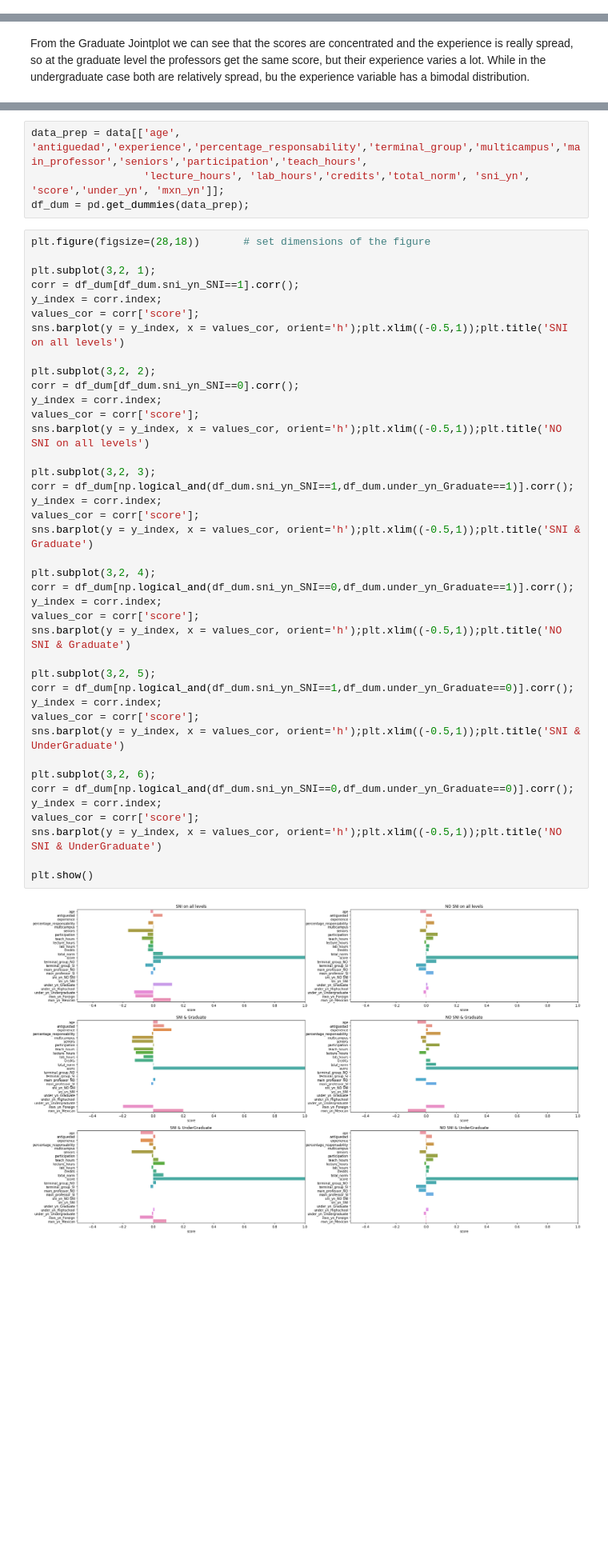
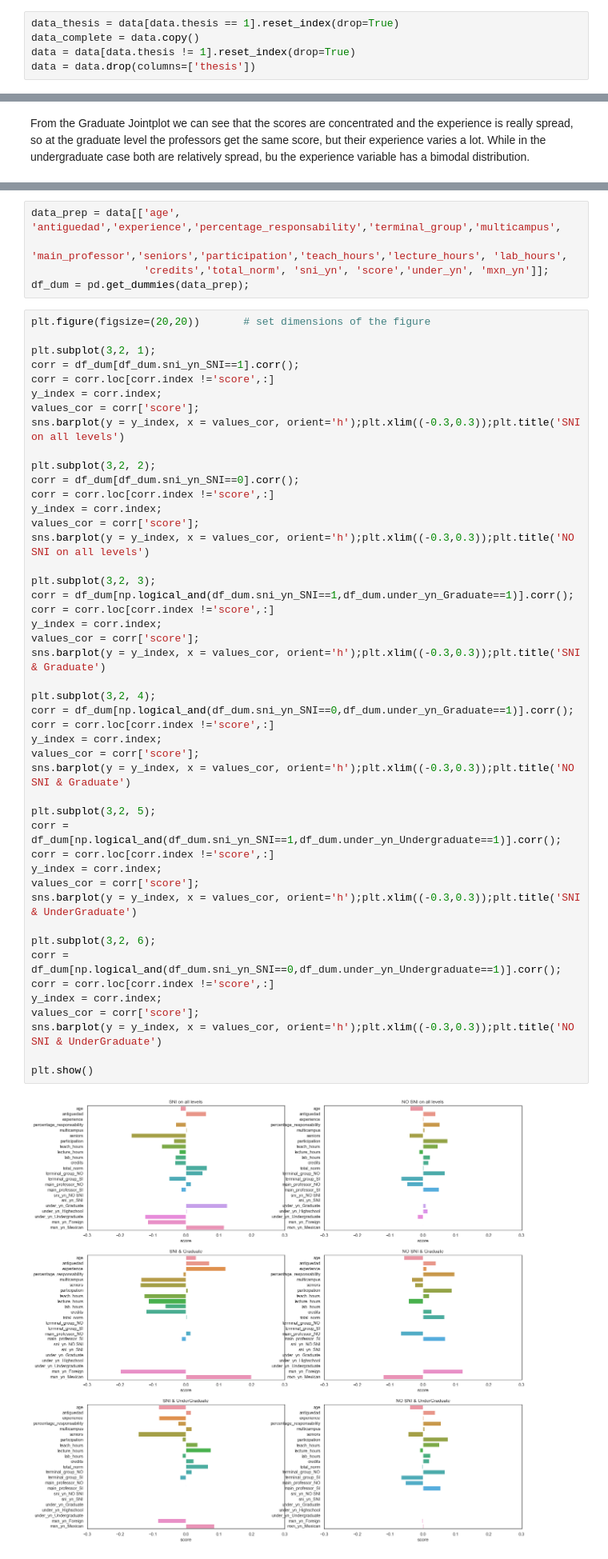
Before and after one commit to luissedas/da-project, a Jupyter notebook: DA-FinalProject.ipynb, the cells around one changed output, grey strips where cells are left out. Shown at 80% size. Saved outputs shown, nothing was run; the diff lists cells and outputs as text; blank space fills up the shorter version.

```diff
--- a/DA-FinalProject.ipynb
+++ b/DA-FinalProject.ipynb
@@ -45,3 +56,8 @@ Here I try to understand how the data is distributed along the different feature
+# %%
+data_thesis = data[data.thesis == 1].reset_index(drop=True)
+data_complete = data.copy()
+data = data[data.thesis != 1].reset_index(drop=True)
+data = data.drop(columns=['thesis'])
 # %%
 # Creates a table, grouping by 'Campus'
 table_count_campus = data[['campus','ID']].groupby(['campus'],as_index=False).count().sort_values(by=['ID'],ascending=False).reset_index(drop=True)
@@ -193,46 +289,53 @@ Index(['Crn', 'ID', 'rectoria', 'campus', 'division', 'department', 'num_grup',
 # %%
-data_prep = data[['age', 'antiguedad','experience','percentage_responsability','terminal_group','multicampus','main_professor','seniors','participation','teach_hours',
-                  'lecture_hours', 'lab_hours','credits','total_norm', 'sni_yn', 'score','under_yn', 'mxn_yn']];
+data_prep = data[['age', 'antiguedad','experience','percentage_responsability','terminal_group','multicampus',
+                  'main_professor','seniors','participation','teach_hours','lecture_hours', 'lab_hours',
+                  'credits','total_norm', 'sni_yn', 'score','under_yn', 'mxn_yn']];
 df_dum = pd.get_dummies(data_prep);
 # %%
-plt.figure(figsize=(28,18))       # set dimensions of the figure
+plt.figure(figsize=(20,20))       # set dimensions of the figure
 
 plt.subplot(3,2, 1);
 corr = df_dum[df_dum.sni_yn_SNI==1].corr();
+corr = corr.loc[corr.index !='score',:]
 y_index = corr.index;
 values_cor = corr['score'];
-sns.barplot(y = y_index, x = values_cor, orient='h');plt.xlim((-0.5,1));plt.title('SNI on all levels')
+sns.barplot(y = y_index, x = values_cor, orient='h');plt.xlim((-0.3,0.3));plt.title('SNI on all levels')
 
 plt.subplot(3,2, 2);
 corr = df_dum[df_dum.sni_yn_SNI==0].corr();
+corr = corr.loc[corr.index !='score',:]
 y_index = corr.index;
 values_cor = corr['score'];
-sns.barplot(y = y_index, x = values_cor, orient='h');plt.xlim((-0.5,1));plt.title('NO SNI on all levels')
+sns.barplot(y = y_index, x = values_cor, orient='h');plt.xlim((-0.3,0.3));plt.title('NO SNI on all levels')
 
 plt.subplot(3,2, 3);
 corr = df_dum[np.logical_and(df_dum.sni_yn_SNI==1,df_dum.under_yn_Graduate==1)].corr();
+corr = corr.loc[corr.index !='score',:]
 y_index = corr.index;
 values_cor = corr['score'];
-sns.barplot(y = y_index, x = values_cor, orient='h');plt.xlim((-0.5,1));plt.title('SNI & Graduate')
+sns.barplot(y = y_index, x = values_cor, orient='h');plt.xlim((-0.3,0.3));plt.title('SNI & Graduate')
 
 plt.subplot(3,2, 4);
 corr = df_dum[np.logical_and(df_dum.sni_yn_SNI==0,df_dum.under_yn_Graduate==1)].corr();
+corr = corr.loc[corr.index !='score',:]
 y_index = corr.index;
 values_cor = corr['score'];
-sns.barplot(y = y_index, x = values_cor, orient='h');plt.xlim((-0.5,1));plt.title('NO SNI & Graduate')
+sns.barplot(y = y_index, x = values_cor, orient='h');plt.xlim((-0.3,0.3));plt.title('NO SNI & Graduate')
 
 plt.subplot(3,2, 5);
-corr = df_dum[np.logical_and(df_dum.sni_yn_SNI==1,df_dum.under_yn_Graduate==0)].corr();
+corr = df_dum[np.logical_and(df_dum.sni_yn_SNI==1,df_dum.under_yn_Undergraduate==1)].corr();
+corr = corr.loc[corr.index !='score',:]
 y_index = corr.index;
 values_cor = corr['score'];
-sns.barplot(y = y_index, x = values_cor, orient='h');plt.xlim((-0.5,1));plt.title('SNI & UnderGraduate')
+sns.barplot(y = y_index, x = values_cor, orient='h');plt.xlim((-0.3,0.3));plt.title('SNI & UnderGraduate')
 
 plt.subplot(3,2, 6);
-corr = df_dum[np.logical_and(df_dum.sni_yn_SNI==0,df_dum.under_yn_Graduate==0)].corr();
+corr = df_dum[np.logical_and(df_dum.sni_yn_SNI==0,df_dum.under_yn_Undergraduate==1)].corr();
+corr = corr.loc[corr.index !='score',:]
 y_index = corr.index;
 values_cor = corr['score'];
-sns.barplot(y = y_index, x = values_cor, orient='h');plt.xlim((-0.5,1));plt.title('NO SNI & UnderGraduate')
+sns.barplot(y = y_index, x = values_cor, orient='h');plt.xlim((-0.3,0.3));plt.title('NO SNI & UnderGraduate')
 
 plt.show()
 # %% [output]
-[figure, old version]
+[figure, new version]
```
Also changed, not shown: parts of 26 cells of this notebook, 2 other files.
